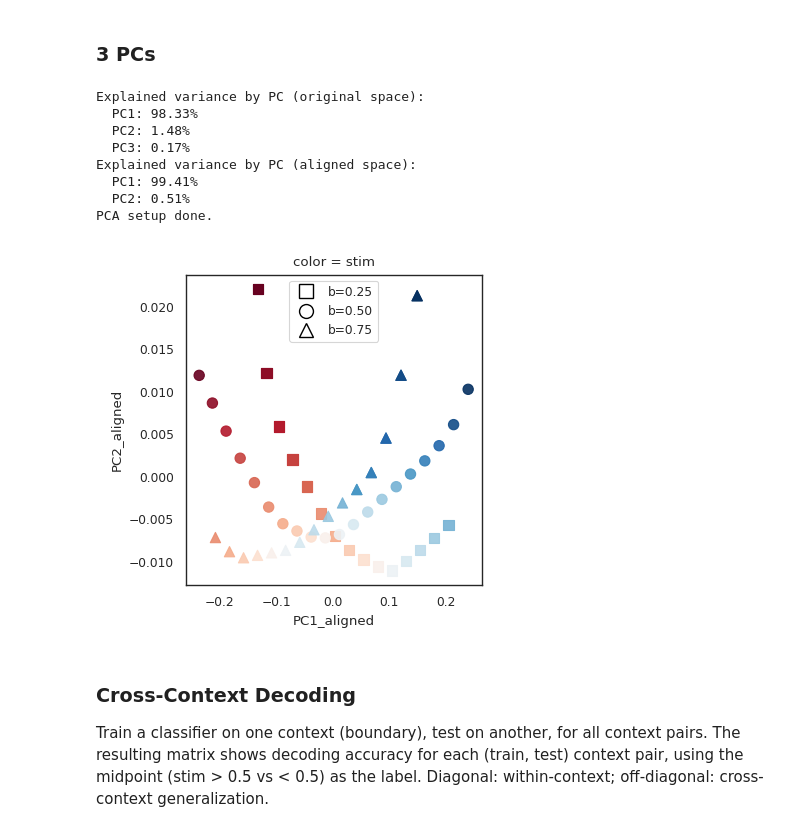
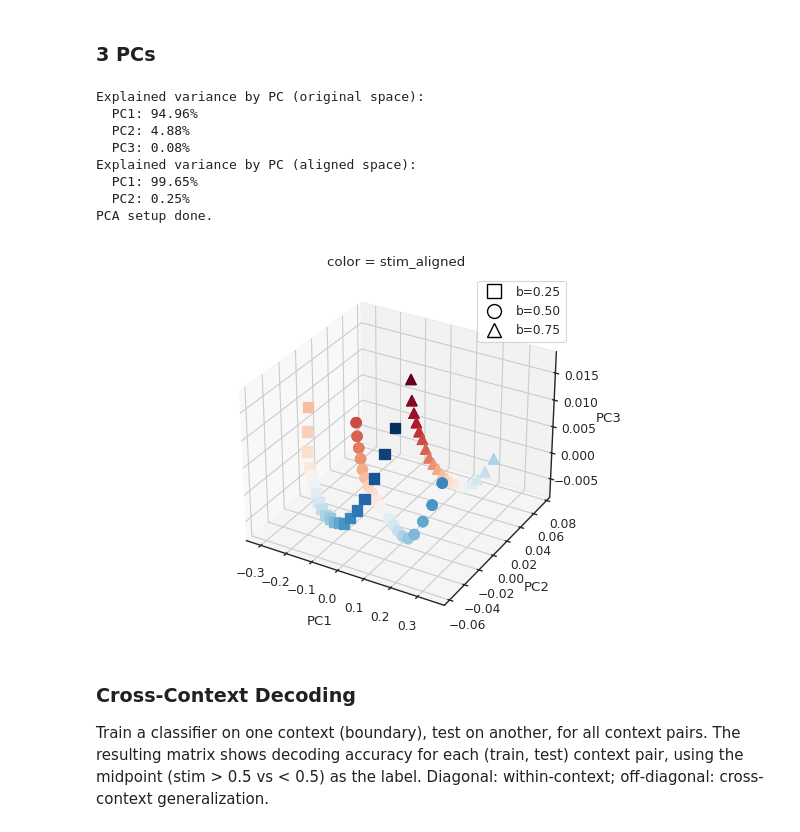
Before and after one commit to siyer7/asymmetry_design, a Jupyter notebook: code/python/simulation_analyses.ipynb, the cells around one changed output. Drawn from its saved outputs; the diff is of its cells as text; code cells hidden in the pictures.

```diff
--- a/code/python/simulation_analyses.ipynb
+++ b/code/python/simulation_analyses.ipynb
@@ -47,9 +40,10 @@ beh_df.head()
 # %%
 hidden_stack = np.load('../../results/simulations/hidden_stack.npy')
-print(f'hidden_stack shape: {hidden_stack.shape}')  # (n_nets, 60, 10)
-hidden_mean = hidden_stack.mean(axis=0)  # [60, 10]
+print(f'hidden_stack shape: {hidden_stack.shape}')  # (n_nets, n_trials, n_units)
+hidden_mean = hidden_stack.mean(axis=0)
 print(f'hidden_mean shape: {hidden_mean.shape}')
 
-boundaries = tuple(sorted(pca_df['boundary'].unique()))
+# Get boundaries from beh_df instead
+boundaries = tuple(sorted(beh_df['boundary'].unique()))
 print(f'boundaries: {boundaries}')
 # %% [output]
@@ -174,10 +168,11 @@ sns.set(context='paper')
 sns.set_style('white')
 from matplotlib.lines import Line2D
 
-# average hidden activations across networks for each of the 60 trials
-hidden_mean = hidden_stack.mean(axis=0)  # [60, 10]
+# average hidden activations across networks for each of the test trials
+hidden_mean = hidden_stack.mean(axis=0)
 
-pca_df = pca_df.copy()
+# Create pca_df from test trial metadata (one row per trial, averaged across networks)
+pca_df = beh_df[beh_df['net_idx'] == 0][['boundary', 'stim', 'class', 'unique_stim_idx', 'rep']].reset_index(drop=True)
 
 # raw PCA
 pca = PCA(n_components=3)
@@ -199,9 +194,6 @@ shared_norm = Normalize(vmin=pca_df['stim'].min(), vmax=pca_df['stim'].max())
 # marker per condition
 cond_markers = {0.25: 's', 0.50: 'o', 0.75: '^'}
 
-# stim range common across all conditions
-stim_lo, stim_hi = 0.25, 0.75
-
 # hidden-centroid-subtracted, then PCA
 hidden_centered = hidden_mean.copy()
 for bound in boundaries:
@@ -222,17 +214,17 @@ for i, var in enumerate(explained_var, 1):
 print('PCA setup done.')
 # %% [output]
 Explained variance by PC (original space):
-  PC1: 98.33%
-  PC2: 1.48%
-  PC3: 0.17%
+  PC1: 94.96%
+  PC2: 4.88%
+  PC3: 0.08%
 Explained variance by PC (aligned space):
-  PC1: 99.41%
-  PC2: 0.51%
+  PC1: 99.65%
+  PC2: 0.25%
 PCA setup done.
 # %%
 # SETTINGS #######
-space = ['Original space', 'Aligned space'][1]
-category = ['stim', 'stim_aligned'][0] # stim_aligned = class
+space = ['Original space', 'Aligned space'][0]
+category = ['stim', 'stim_aligned'][1] # stim_aligned = class
 # print(f'decoding {category}, {space}')
 
 cmap = plt.cm.RdBu
@@ -259,35 +251,35 @@ if space == 'Original space':
 
     for bound in boundaries:
         cond_df = pca_df[pca_df['boundary'] == bound]
         colors = cmap(norm(cond_df[category].values))
         ax.scatter(cond_df[pc_cols[0]], cond_df[pc_cols[1]], cond_df[pc_cols[2]],
                    c=colors, s=55, alpha=0.9, marker=cond_markers[bound], label=f'b={bound:.2f}')
     ax.set(title=f'color = {category}', xlabel=pc_cols[0], ylabel=pc_cols[1], zlabel=pc_cols[2])
 
 elif space == 'Aligned space':
     pc_cols = ['PC1_aligned', 'PC2_aligned']
 
     fig = plt.figure(figsize=(4, 4))
     ax = fig.add_subplot(111)
     for bound in boundaries:
         cond_df = pca_df[pca_df['boundary'] == bound]
         colors = cmap(norm(cond_df[category].values))
         ax.scatter(cond_df[pc_cols[0]], cond_df[pc_cols[1]],
                    c=colors, s=55, alpha=0.9, marker=cond_markers[bound], label=f'b={bound:.2f}')
     ax.set(title=f'color = {category}', xlabel=pc_cols[0], ylabel=pc_cols[1])
 
 legend_handles = [
     plt.Line2D([0], [0], marker=cond_markers[bound], color='w',
                markerfacecolor='none', markeredgecolor='black', markersize=10,
                label=f'b={bound:.2f}')
     for bound in boundaries
 ]
 ax.legend(handles=legend_handles, loc='best')
 plt.tight_layout()
-plt.savefig(f'../../figs/ccn/PCA_{category}_{space}.svg', format='svg')
+# plt.savefig(f'../../figs/ccn/PCA_{category}_{space}.svg', format='svg')
 plt.show()
 # %% [output]
-[figure, old version]
+[figure, new version]
 # %% [markdown]
 ### Cross-Context Decoding
 Train a classifier on one context (boundary), test on another, for all context pairs. The resulting matrix shows decoding accuracy for each (train, test) context pair, using the midpoint (stim > 0.5 vs < 0.5) as the label. Diagonal: within-context; off-diagonal: cross-context generalization.
```
Also changed, not shown: parts of 4 cells of this notebook, 22 other files.
